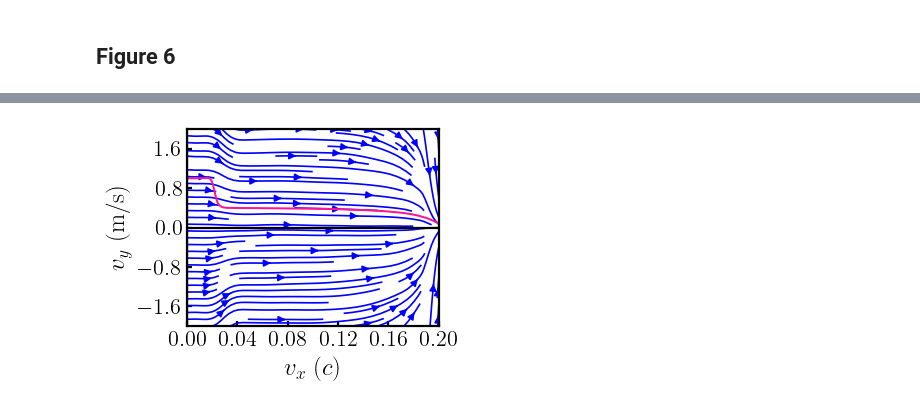
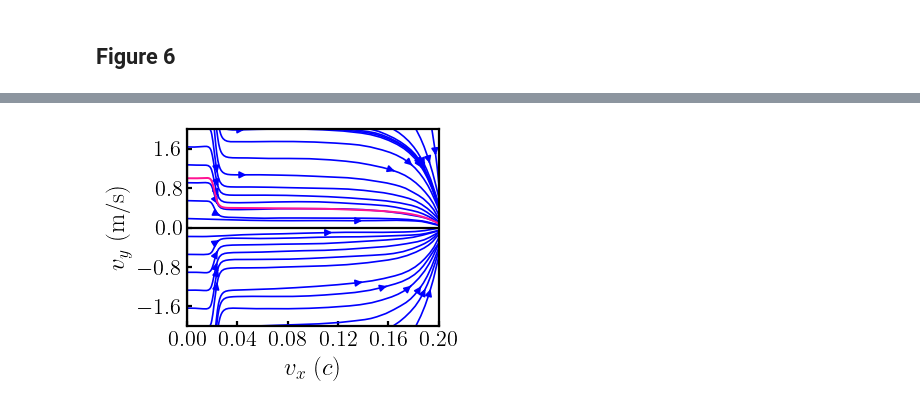
Before and after one commit to jadonylin/lightsail-damping, a Jupyter notebook: final_plots.ipynb, the cells around one changed output, grey strips where cells are left out. Drawn from its saved outputs; the diff is of its cells as text; code cells hidden in the pictures.

```diff
--- a/final_plots.ipynb
+++ b/final_plots.ipynb
@@ -996,7 +994,6 @@ plt.rc('figure', titlesize=BIGGER_SIZE)  # fontsize of the figure title
 
 
 
-# SAME POWER ################################################################################################################
 ### Parameters/variables ###
 ## Generic sail ##
 m_prime = 1e-3 # sail mass, kg
@@ -1035,9 +1032,7 @@ c = scipy.constants.c # speed of light, m/s
 ## Dimensional scaling factors ##
 # NOTE: x, y, v_x, v_y, v are non-dimensional (ND) during integration
 t_s = m_prime*c**2/(I*A_prime) # time scale
-# print(t_s)
 L_s = c*t_s # length scale
-# print(f"{L_s:.4e}")
 v_s = c # velocity scale
 
 
@@ -1047,14 +1042,9 @@ v_s = c # velocity scale
 # TRAJECTORY ############################################################################################################
 ## Extract data ##
 BG_fname = f'./final_data/BG_50GW.pkl'
-VM_fname = f'./final_data/VM_50GW.pkl'
-SP_fname = f'./final_data/SP_50GW.pkl'
 
-with open(BG_fname, 'rb') as BG_data, open(VM_fname, 'rb') as VM_data, open(SP_fname, 'rb') as SP_data:
+with open(BG_fname, 'rb') as BG_data:
     BG_data = pickle.load(BG_data)
-    VM_data = pickle.load(VM_data)
-    SP_data = pickle.load(SP_data)
-
 
 BG_x0, BG_y0, BG_vx0, BG_vy0 = BG_data["Initial condition"]
 BG_sol = BG_data["Solution"]
@@ -1069,9 +1059,6 @@ BG_x_D = BG_L_s*BG_x
 BG_x_scaledAU = 100*BG_x_D/AU
 BG_y_D = BG_L_s*BG_y
 BG_vy_D = v_s*BG_vy
-
-sail_abscissas = [BG_vx]
-sail_ordinates = [BG_vy_D]
 
 
 
@@ -1088,7 +1075,7 @@ def cos_thetam(theta,lam,m):
 
 
 # Phase diagram range
-n_points = 15
+n_points = 100
 xs = np.linspace(0, 1e-2, n_points)
 ys = np.linspace(0, 2e-10, n_points)
 vxs = np.linspace(0, 0.2, n_points)
@@ -1096,11 +1083,6 @@ vys = np.linspace(-2/c, 2/c, n_points)
 
 dvxdts = np.zeros((n_points,n_points))
 dvydts = np.zeros((n_points,n_points))
-
-x_y_absc, x_y_ordi = np.meshgrid(xs,ys)
-x_vx_absc, x_vx_ordi = np.meshgrid(xs,vxs)
-y_vy_absc, y_vy_ordi = np.meshgrid(ys,vys)
-vx_vy_absc, vx_vy_ordi = np.meshgrid(vxs,vys)
 
 
 ## Extract state variables ##
@@ -1147,73 +1129,47 @@ for y_idx, vx in enumerate(vxs): # note the switched indices to match xy meshgri
         Qpr2_Rprime = Qprs[3]
         Q1 = gamma_ND(v) * D1_ND(v)**2 \
             * (Qpr1_Lprime + Qpr1_Rprime + vy/D1_ND(v)*(Qpr2_Lprime + Qpr2_Rprime))
         Q2 = D1_ND(v)**2 \
             * (Qpr2_Lprime + Qpr2_Rprime - vy*gamma_ND(v)*(Qpr1_Lprime + Qpr1_Rprime))
 
         # RHS functions
         dvxdts[x_idx,y_idx] = 1/gamma_ND(v)**2 * (vx*vy*Q2 - Q1/gamma_ND(v)**2) / (gamma_ND(v)**2*vx**2*vy**2 - 1)
         dvydts[x_idx,y_idx] = 1/gamma_ND(v)**2 * (vx*vy*Q1 - Q2) / (gamma_ND(v)**2*vx**2*vy**2 - 1)
 
 
-# Scaled
-# abscissas = [L_s*ys]
-# abscissas_dt = [c*y_vy_ordi]
-# ordinates = [c*vys]
-# ordinates_dt = [c/t_s*dvydts]
-
-abscissas = [vxs]
-abscissas_dt = [1/t_s*dvxdts]
-ordinates = [c*vys]
-ordinates_dt = [c/t_s*dvydts]
-
-
 
 # PLOTTING ############################################################################################################
 fig, ax = plt.subplots(1, figsize=(4,3))
-axs_ls = [ax]
 
 # Options
 ax_width = 1.6
 l_width = 1.2
-
-colors = ['blue']
-linestyles = ['solid']
-
-xlabels = ["$v_x$ ($c$)"]
-ylabels = ["$v_y$ (m/s)"]
-
-xlims = [(vxs[0],vxs[-1])]
-ylims = [(c*vys[0],c*vys[-1])]
 x_ticks = 6
 y_ticks = 6
-n_yminorticks = 5
 
-# Subplots loop
-for ax_idx, (ax, abscissa, abscissa_dt, ordinate, ordinate_dt, lcolor, ls, xlim, ylim, xlabel, ylabel)\
-    in enumerate(zip(axs_ls, abscissas, abscissas_dt, ordinates, ordinates_dt, colors, linestyles, xlims, ylims, xlabels, ylabels)):
-    # legs = leglabels[ax_idx]
+# Plot vector field
+ax.streamplot(vxs, c*vys, 1/t_s*dvxdts, c/t_s*dvydts, linewidth=l_width, color='blue', density=0.4, broken_streamlines=False)
 
-    ax.streamplot(abscissa, ordinate, abscissa_dt, ordinate_dt, linewidth=l_width, color=lcolor, density=1., broken_streamlines=True)
-    ax.plot(sail_abscissas[ax_idx], sail_ordinates[ax_idx], linewidth=1.2*l_width, color="deeppink", linestyle="solid")
+# Plot solved trajectory
+ax.plot(BG_vx, BG_vy_D, linewidth=1.2*l_width, color="deeppink")
 
-    ax.set_xlim(xlim)
-    ax.set(xlabel=xlabel, ylabel=ylabel)
-    ax.xaxis.set_tick_params(labelbottom=True)
-    ax.xaxis.set_major_locator(plt.MaxNLocator(x_ticks))
-    ax.axvline(0, linewidth=ax_width, color='black')
-    ax.axhline(0, linewidth=ax_width, color='black')
+ax.set_xlim((vxs[0],vxs[-1]))
+ax.set(xlabel="$v_x$ ($c$)", ylabel="$v_y$ (m/s)")
+ax.xaxis.set_tick_params(labelbottom=True)
+ax.xaxis.set_major_locator(plt.MaxNLocator(x_ticks))
+ax.axvline(0, linewidth=ax_width, color='black')
+ax.axhline(0, linewidth=ax_width, color='black')
 
-    ax.set_ylim(ylim)
-    ax.yaxis.set_major_locator(plt.MaxNLocator(y_ticks))
-    ax.tick_params(which="both", axis='both', width=ax_width, direction='in')
+ax.set_ylim((c*vys[0],c*vys[-1]))
+ax.yaxis.set_major_locator(plt.MaxNLocator(y_ticks))
+ax.tick_params(which="both", axis='both', width=ax_width, direction='in')
 
-    # change spine width
-    for axis in ['top','bottom','left','right']:
-        ax.spines[axis].set_linewidth(ax_width)
+for axis in ['top','bottom','left','right']:
+    ax.spines[axis].set_linewidth(ax_width)
 
 
 # SAVE FIG ########################################################################################################################
 figname = "./Figures/phase.pdf"
-# fig.savefig(figname)
+fig.savefig(figname)
 # %% [output]
-[figure, old version]
+[figure, new version]
```
Also changed, not shown: parts of 5 cells of this notebook, 1 other file.
